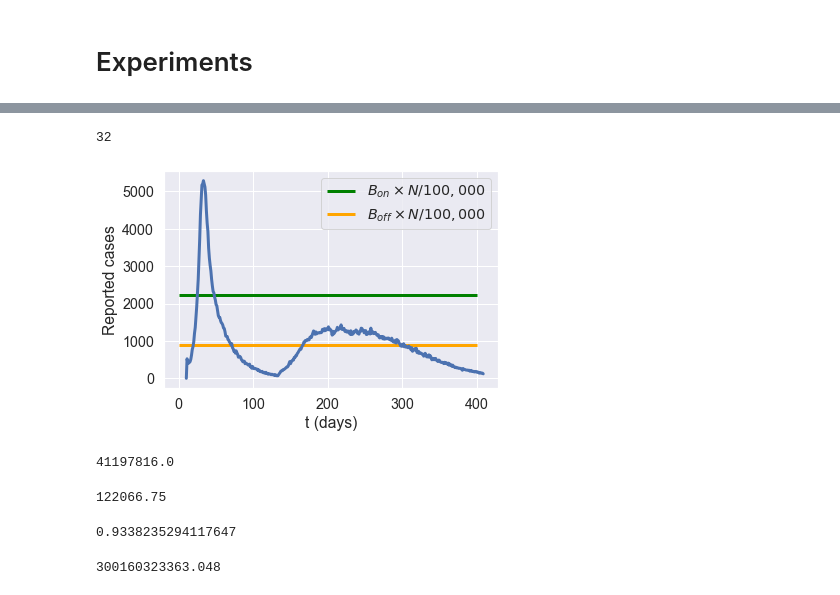
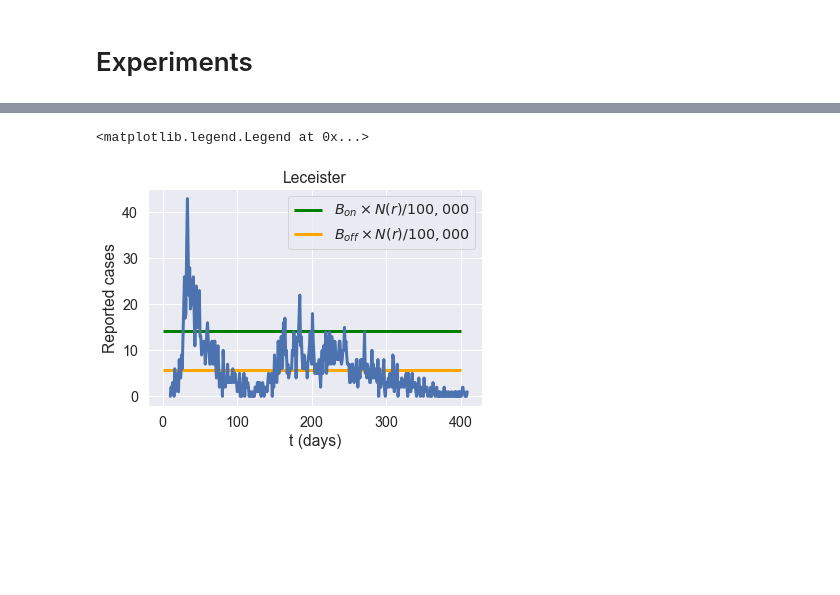
Before and after one commit to RenyuanXu/COVID-19, a Jupyter notebook: Decentralized_Policy.ipynb, the cells around one changed output, grey strips where cells are left out. Cells and saved outputs as stored; diff of their text form; code cells hidden in the pictures; blank space fills up the shorter version.

```diff
--- a/Decentralized_Policy.ipynb
+++ b/Decentralized_Policy.ipynb
@@ -579,5 +527,0 @@ np.sum(D,axis=(1,2))[-1]
-# %%
-benchmark_total_contact = 0
-for r in range(133):
-    for a in range(16):
-        benchmark_total_contact += N_mat[a,r]*sigma_adjust1[r]*nn*np.sum(Sigma[a,:])
@@ -588,19 +527,0 @@ benchmark_total_contact
-# %%
-paths = 20
-D_ext = np.zeros((paths,nn+1,16,133))
-I_ext = np.zeros((paths,nn+1,16,133))
-A_ext = np.zeros((paths,nn+1,16,133))
-R_ext = np.zeros((paths,nn+1,16,133))
-costs = np.zeros(paths)
-for path in range(paths):
-    print(path)
-    np.random.seed(path+100)
-    S,E,I,A,D,R,C_dynamics,signals,regional_real_cases,england_real_cases,regional_confirm_cases,england_confirm_cases, total_contact = SEIR_Policy_on_off(init_vals, C, Sigma,p,f, params,scale,simulation_eff_dates,sigma_adjust1,sigma_adjust2,thresholds1,thresholds2,relax,control_last,stop_bf_last,nn)
-    lenss = np.array(D).shape[0]
-    D_ext[path,:lenss,:,:] = np.array(D)
-    D_ext[path,lenss:,:,:] = np.array(D)[-1,:,:]
-    R_ext[path,:lenss,:,:] = np.array(R)
-    R_ext[path,lenss:,:,:] = np.array(R)[-1,:,:]
-    I_ext[path,:lenss,:,:] = np.array(I)
-    A_ext[path,:lenss,:,:] = np.array(A)
-    costs[path] = benchmark_total_contact - total_contact
@@ -637,2 +527,0 @@ plt.plot(np.sum(np.mean(D_ext,axis=0),axis=(1,2)))
-# %%
-lag=10
@@ -693,3 +528,3 @@ pop_ratio = np.sum(N_mat[:,region])/np.sum(N_mat)
 # %%
-xx = np.cumsum(np.ones(1000))+9
+xx = np.cumsum(np.ones(nn))-1+lag
 # %%
@@ -717,30 +541,13 @@ plt.plot(lockdown_ind[130:])
-# %%
-np.sum(lockdown_ind[130:])
-# %% [output]
-32
 # %%
-plt.plot(xx[:400],np.sum(england_confirm_cases,axis=1)[:400],linewidth=3)
-plt.hlines(threshold1, 0,400,color='green',label=r'$B_{on}\times N/100,000$',linewidth=3)
-plt.hlines(threshold2, 0,400,color='orange',label=r'$B_{off}\times N/100,000$',linewidth=3)
+# Region 37 is Leceister
+pop_ratio = np.sum(N_mat[:,37])/np.sum(N_mat)
+plt.plot(xx[:400],np.sum(regional_confirm_cases[:,:,37],axis=-1)[:400],linewidth=3)
+plt.hlines(threshold1*pop_ratio, 0,400,color='green',label=r'$B_{on}\times N(r)/100,000$',linewidth=3)
+plt.hlines(threshold2*pop_ratio, 0,400,color='orange',label=r'$B_{off}\times N(r)/100,000$',linewidth=3)
 plt.ylabel('Reported cases')
 plt.xlabel('t (days)')
+plt.title('Leceister')
 plt.legend()
-plt.savefig("results/decentralised_reported_england.png",bbox_inches="tight")
 # %% [output]
+<matplotlib.legend.Legend at 0x...>
-[figure, old version]
+[figure, new version]
-# %%
-np.sum(np.mean(R_ext,axis=0),axis=(1,2))[-1]+np.sum(np.mean(D_ext,axis=0),axis=(1,2))[-1]
-# %% [output]
-41197816.0
-# %%
-np.sum(np.mean(D_ext,axis=0),axis=(1,2))[-1]
-# %% [output]
-122066.75
-# %%
-127/136
-# %% [output]
-0.9338235294117647
-# %%
-np.mean(costs)
-# %% [output]
-300160323363.048
```
Also changed, not shown: parts of 98 cells of this notebook, 3 other files.
